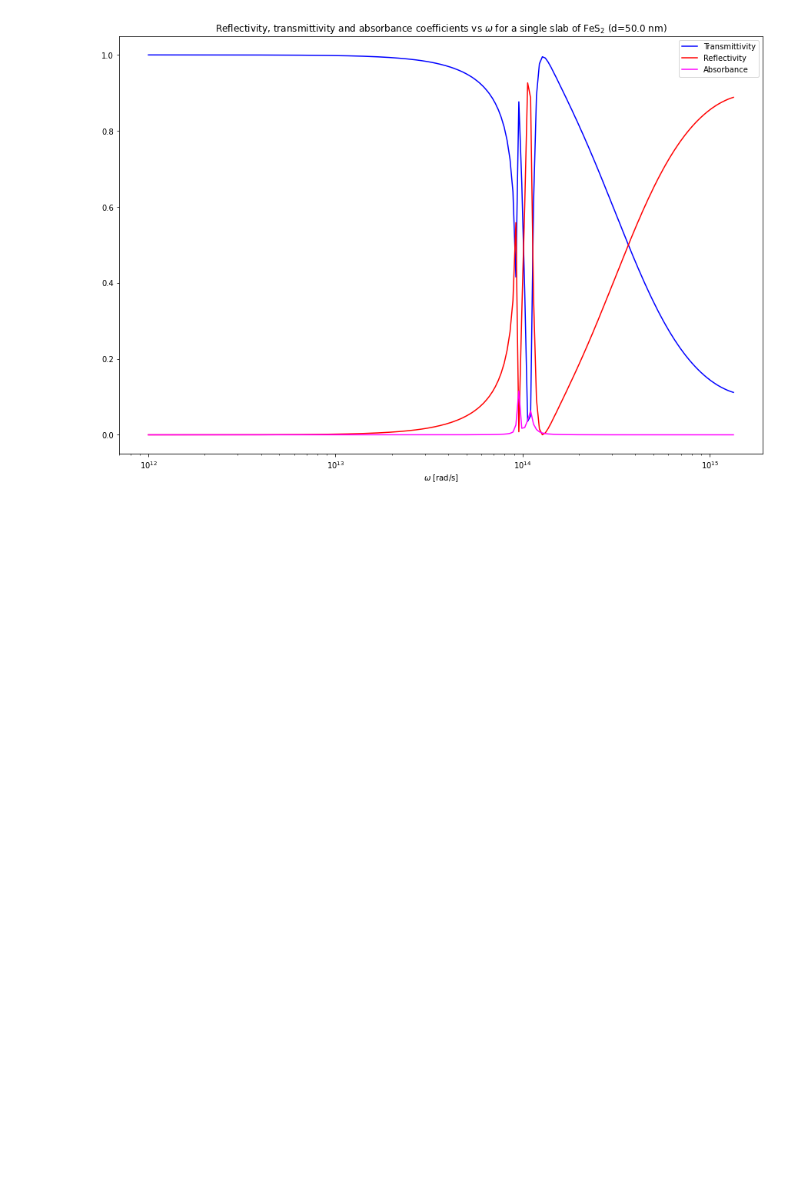
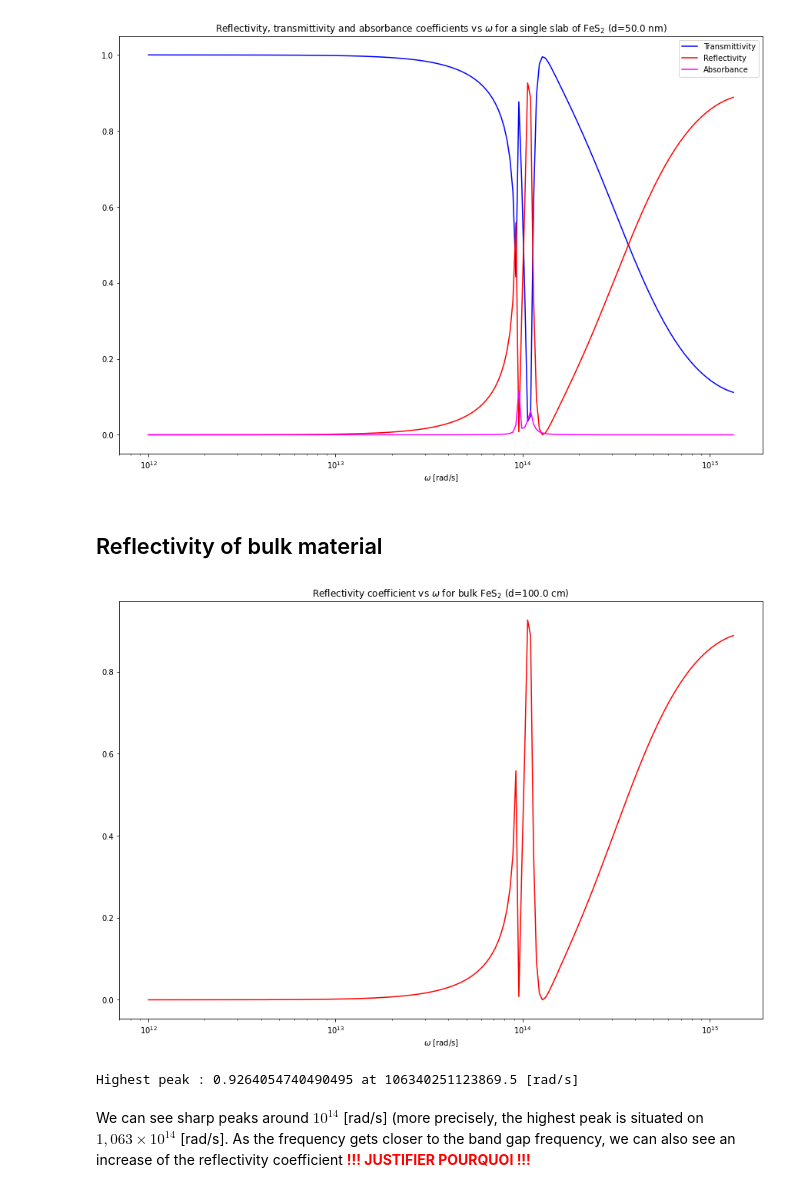
Before and after one commit to idommisse/lmapr2001, a Jupyter notebook: BLOCK2_2.ipynb, the cells around one changed output. Cells and saved outputs as stored; diff of their text form; code cells hidden in the pictures; blank space fills up the shorter version.

Commit message:
begin bulk material

```diff
--- a/BLOCK2_2.ipynb
+++ b/BLOCK2_2.ipynb
@@ -212,2 +211,40 @@ plt.savefig('results.png')
 # %% [output]
 [figure]
+# %% [markdown]
+## Reflectivity of bulk material
+# %%
+#film thickness [µm]
+d = 1e6
+#ambient air
+nAir = 1
+kappaAir = 0
+N0 = 1 + 1j*0
+#angle d'incidence [°]
+phi0 = 0
+N1 = complexN(omega)
+#sin et cos de l'angle d'incidence (air=>FeS2)
+sinphi0 = np.sin(phi0/180*np.pi)
+cosphi0 = np.sqrt(1-sinphi0**2)
+sinphi1 = N0*sinphi0/N1
+cosphi1 = np.sqrt(1-sinphi1**2)
+sinphi2 = N1*sinphi1/N0
+cosphi2 = np.sqrt(1-sinphi2**2)
+r01p = (N1*cosphi0-N0*cosphi1)/(N1*cosphi0+N0*cosphi1)
+r01s = (N0*cosphi0-N1*cosphi1)/(N0*cosphi0+N1*cosphi1)
+r12p = (N0*cosphi1-N1*cosphi2)/(N0*cosphi1+N1*cosphi2)
+r12s = (N1*cosphi1-N0*cosphi2)/(N1*cosphi1+N0*cosphi2)
+Rp = (r01p+r12p*np.exp(1j*(-2*beta)))/(1+r01p*r12p*np.exp(1j*(-2*beta)))
+Rs = (r01s+r12s*np.exp(1j*(-2*beta)))/(1+r01s*r12s*np.exp(1j*(-2*beta)))
+R = 0.5*(abs(Rp)**2+abs(Rs)**2)
+plt.figure(figsize=(15,10))
+plt.plot(omega,R,color='red')
+plt.title(r'Reflectivity coefficient vs $\omega$ for bulk FeS$_2$ (d={} cm)'.format(d/1e4))
+plt.xlabel(r'$\omega$ [rad/s]')
+plt.xscale('log')
+plt.show()
+print("Highest peak : {0} at {1} [rad/s]".format(max(R),omega[np.argmax(R)]))
+# %% [output]
+[figure, added]
+Highest peak : 0.9264054740490495 at 106340251123869.5 [rad/s]
+# %% [markdown]
+We can see sharp peaks around $10^{14}$ [rad/s] (more precisely, the highest peak is situated on $1,063\times 10^{14}$ [rad/s]. As the frequency gets closer to the band gap frequency, we can also see an increase of the reflectivity coefficient <span style="color:red">**!!! JUSTIFIER POURQUOI !!!**</span>
```
Also changed, not shown: parts of 1 cell of this notebook.
